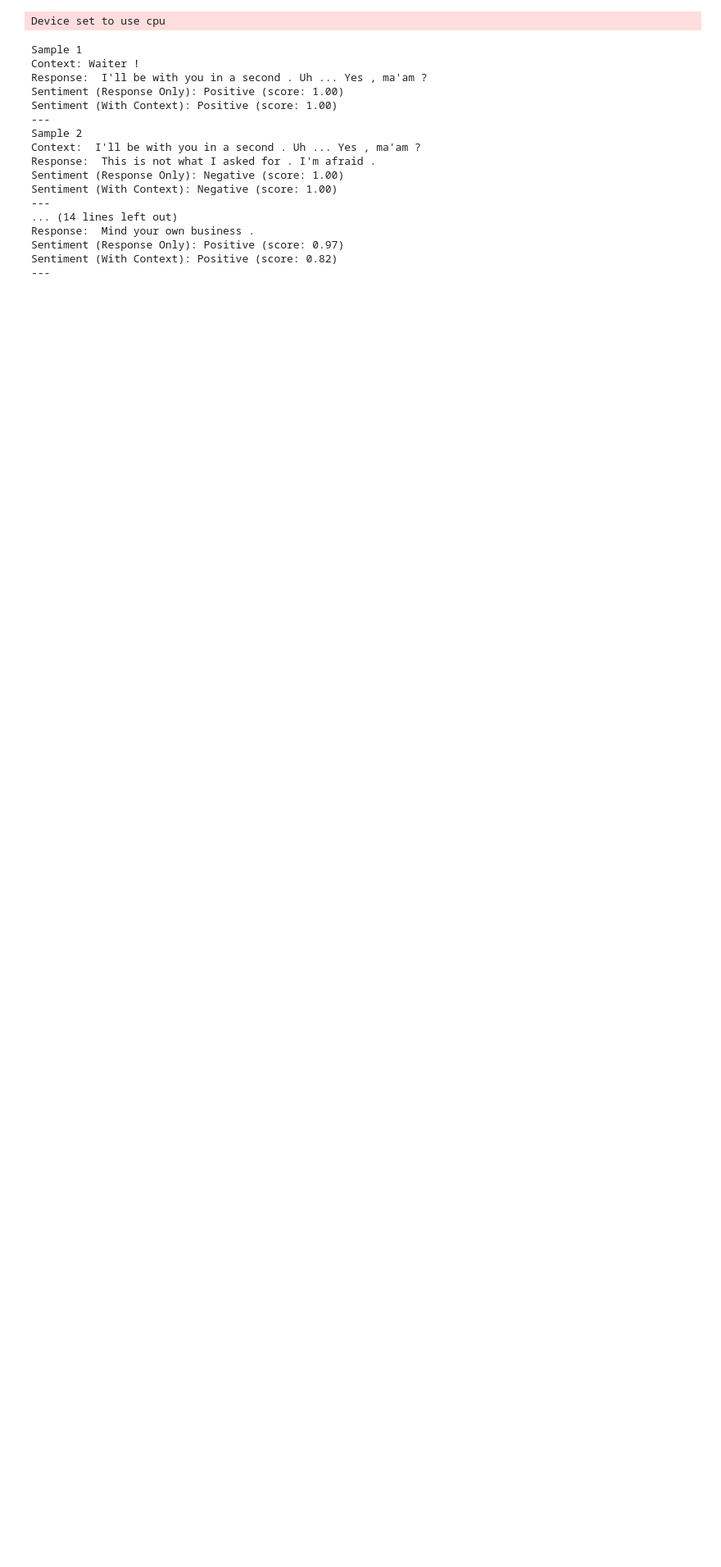
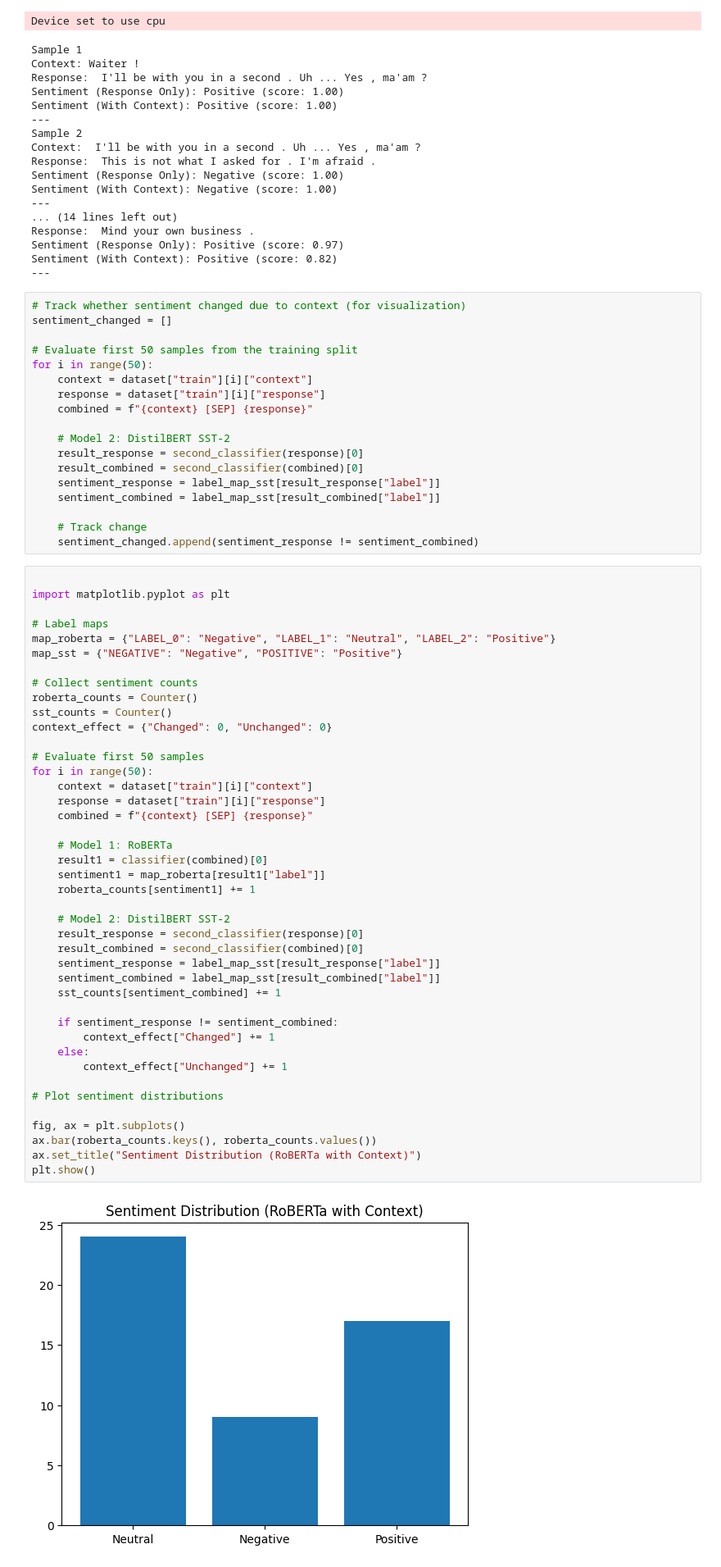
Before and after one commit to lata1207/Master_Project, a Jupyter notebook: Sentiment_Analysis_LLMs.ipynb, the cells around one changed output. Shown: that part at 82% size. Drawn from its saved outputs; the diff is of its cells as text; blank space fills up the shorter version.

```diff
--- a/Sentiment_Analysis_LLMs.ipynb
+++ b/Sentiment_Analysis_LLMs.ipynb
@@ -279,3 +279,65 @@ Response:  Mind your own business .
 Sentiment (Response Only): Positive (score: 0.97)
 Sentiment (With Context): Positive (score: 0.82)
 ---
+# %%
+# Track whether sentiment changed due to context (for visualization)
+sentiment_changed = []
+
+# Evaluate first 50 samples from the training split
+for i in range(50):
+    context = dataset["train"][i]["context"]
+    response = dataset["train"][i]["response"]
+    combined = f"{context} [SEP] {response}"
+
+    # Model 2: DistilBERT SST-2
+    result_response = second_classifier(response)[0]
+    result_combined = second_classifier(combined)[0]
+    sentiment_response = label_map_sst[result_response["label"]]
+    sentiment_combined = label_map_sst[result_combined["label"]]
+
+    # Track change
+    sentiment_changed.append(sentiment_response != sentiment_combined)
+# %%
+
+import matplotlib.pyplot as plt
+
+# Label maps
+map_roberta = {"LABEL_0": "Negative", "LABEL_1": "Neutral", "LABEL_2": "Positive"}
+map_sst = {"NEGATIVE": "Negative", "POSITIVE": "Positive"}
+
+# Collect sentiment counts
+roberta_counts = Counter()
+sst_counts = Counter()
+context_effect = {"Changed": 0, "Unchanged": 0}
+
+# Evaluate first 50 samples
+for i in range(50):
+    context = dataset["train"][i]["context"]
+    response = dataset["train"][i]["response"]
+    combined = f"{context} [SEP] {response}"
+
+    # Model 1: RoBERTa
+    result1 = classifier(combined)[0]
+    sentiment1 = map_roberta[result1["label"]]
+    roberta_counts[sentiment1] += 1
+
+    # Model 2: DistilBERT SST-2
+    result_response = second_classifier(response)[0]
+    result_combined = second_classifier(combined)[0]
+    sentiment_response = label_map_sst[result_response["label"]]
+    sentiment_combined = label_map_sst[result_combined["label"]]
+    sst_counts[sentiment_combined] += 1
+
+    if sentiment_response != sentiment_combined:
+        context_effect["Changed"] += 1
+    else:
+        context_effect["Unchanged"] += 1
+
+# Plot sentiment distributions
+
+fig, ax = plt.subplots()
+ax.bar(roberta_counts.keys(), roberta_counts.values())
+ax.set_title("Sentiment Distribution (RoBERTa with Context)")
+plt.show()
+# %% [output]
+[figure, added]
```
Also changed, not shown: parts of 13 cells of this notebook.
